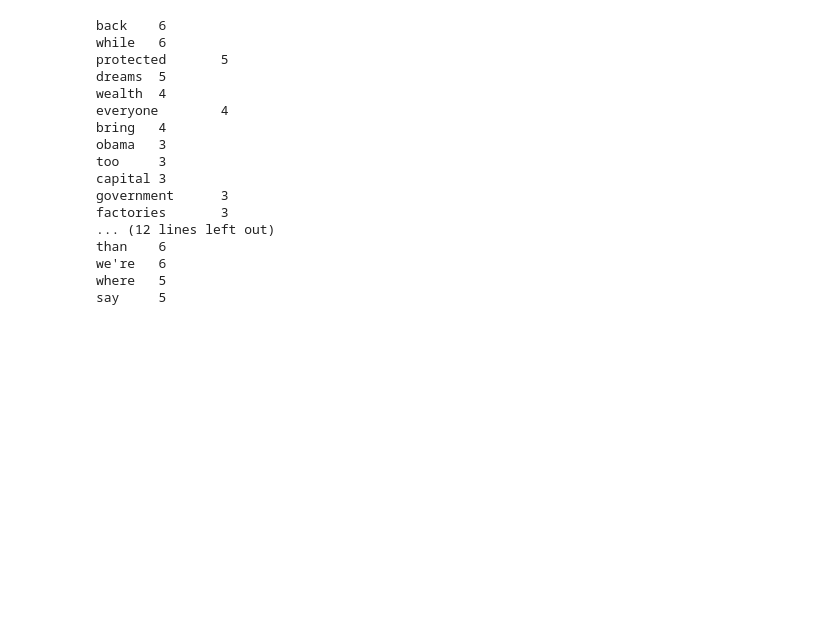
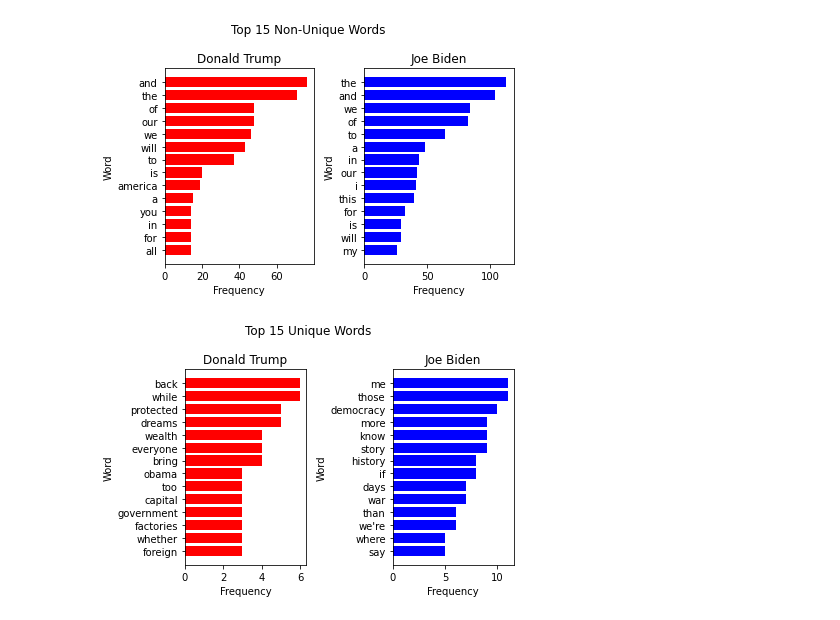
Before and after one commit to fdac22/MiniProject1, a Jupyter notebook: jstaman.ipynb, the cells around one changed output. Drawn from its saved outputs; the diff is of its cells as text; code cells hidden in the pictures; blank space fills up the shorter version.

Commit message:
added results and more graphs

```diff
--- a/jstaman.ipynb
+++ b/jstaman.ipynb
@@ -8,11 +12,12 @@ presidents = ['Donald Trump.txt', 'Joe Biden.txt']
 speeches = []
 list_copy = [[]]
 
+#go through the list of president text files
 for i in range(0,2,1):
     f = open(presidents[i], 'r', encoding="ascii", errors='replace')
 
     t = f.read()
-
+    #cleaning up text
     wds = re.split('\s+', t)
     for k in range(len(wds)):
             wds[k] = re.sub('[,".&|:@,<>()*$?!\\/;=]', "", wds[k])
@@ -35,55 +40,68 @@ for i in range(0,2,1):
 copy = speeches
 copy2 = speeches
 
+#find non-unique words for presidents
+non_unique_words = []
+for i, wfs in enumerate(speeches):
+    non_unique_words.append([])
+    ml = 14
+    for j in range(0,ml,1):
+        non_unique_words[i].append(wfs[j])
+
 #find unique words
 for x, word_list in enumerate(copy):
     for s, l in enumerate(list_copy):
         if x != s:
             word_list = [i for i in word_list if i[0] not in l]
         speeches[x] = word_list
 
+
 #printing top 15 unique words for each speech
 unique_words = []
 for i, wfs in enumerate(speeches):
     unique_words.append([])
-    print("President " + presidents[i].rstrip(".txt"))
+    #print("President " + presidents[i].rstrip(".txt"))
     ml = 14
     for j in range(0,ml,1):
         unique_words[i].append(wfs[j])
-        print (wfs[j][0]+"\t"+str(wfs[j][1]))
-    print("\n")
+        #print (wfs[j][0]+"\t"+str(wfs[j][1]))
+    #print("\n")
 
+#switch order of lists so the graphs have most common words on top
 unique_words[0] = unique_words[0][::-1]
 unique_words[1] = unique_words[1][::-1]
 
-#graphs
+non_unique_words[0] = non_unique_words[0][::-1]
+non_unique_words[1] = non_unique_words[1][::-1]
+
+#non-unique words graphs
+fig, (ax1, ax2) = plt.subplots(1,2)
+ax1.barh( [x[0] for x in non_unique_words[0]], [x[1] for x in non_unique_words[0]], color = 'red')
+ax2.barh( [x[0] for x in non_unique_words[1]], [x[1] for x in non_unique_words[1]], color = 'blue')
+fig.suptitle("Top 15 Non-Unique Words")
+ax1.set_title(presidents[0].rstrip(".txt"))
+ax2.set_title(presidents[1].rstrip(".txt"))
+ax1.set_xlabel("Frequency")
+ax1.set_ylabel("Word")
+ax2.set_xlabel("Frequency")
+ax2.set_ylabel("Word")
+fig.tight_layout()
+plt.show()
+
+
+#unique words graphs
 fig, (ax1, ax2) = plt.subplots(1,2)
 ax1.barh( [x[0] for x in unique_words[0]], [x[1] for x in unique_words[0]], color = 'red')
 ax2.barh( [x[0] for x in unique_words[1]], [x[1] for x in unique_words[1]], color = 'blue')
 fig.suptitle("Top 15 Unique Words")
 ax1.set_title(presidents[0].rstrip(".txt"))
 ax2.set_title(presidents[1].rstrip(".txt"))
 ax1.set_xlabel("Frequency")
 ax1.set_ylabel("Word")
 ax2.set_xlabel("Frequency")
 ax2.set_ylabel("Word")
 fig.tight_layout()
 plt.show()
 # %% [output]
-back    6
-while   6
-protected       5
-dreams  5
-wealth  4
-everyone        4
-bring   4
-obama   3
-too     3
-capital 3
-government      3
-factories       3
-... (12 lines left out)
-than    6
-we're   6
-where   5
-say     5
+[figure, added]
+[figure, added]
```
Also changed, not shown: parts of 2 cells of this notebook.
